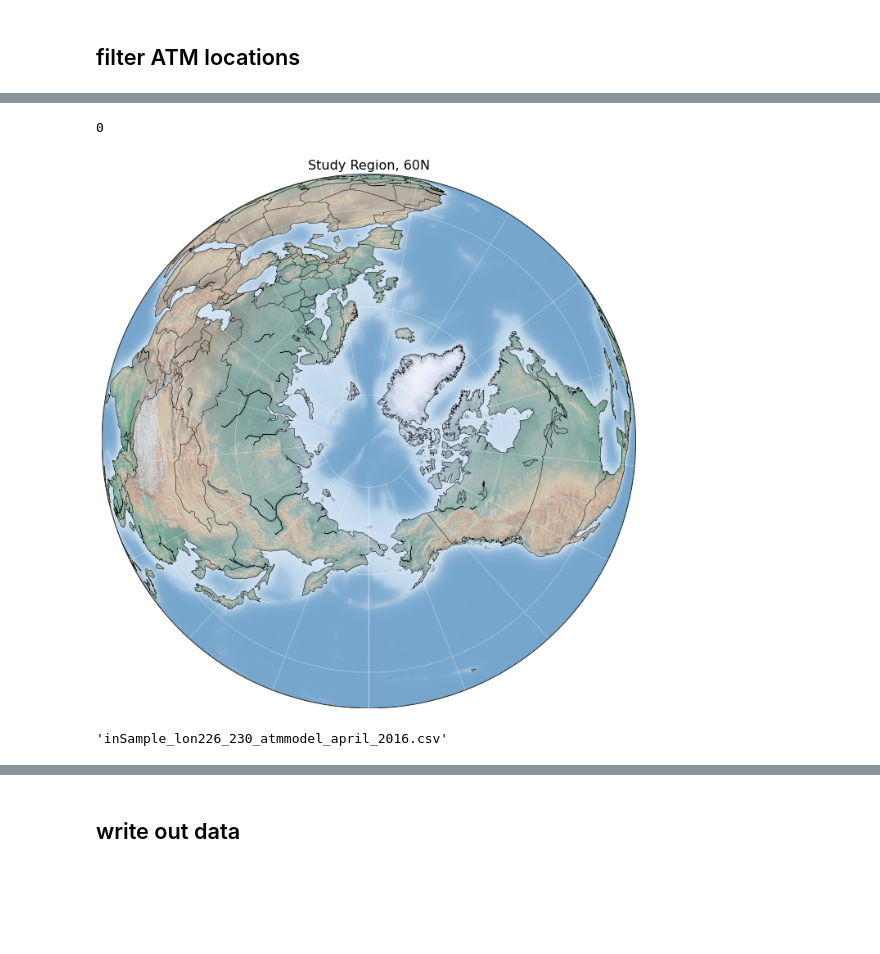
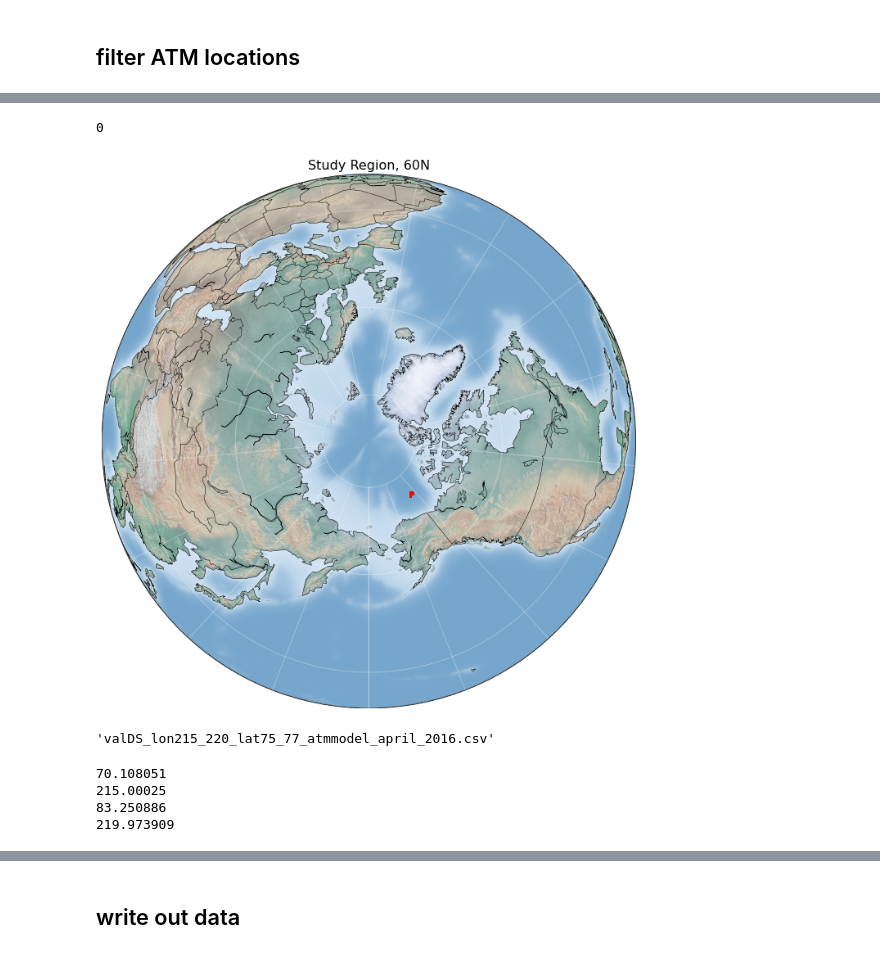
Before and after one commit to misrrepo/MISR-SeaIceRoughness, a Jupyter notebook: post_processing/2_extract_transect_and_plot_from_ATM_locations.ipynb, the cells around one changed output, grey strips where cells are left out. Drawn from its saved outputs; the diff is of its cells as text; code cells hidden in the pictures; blank space fills up the shorter version.

```diff
--- a/post_processing/2_extract_transect_and_plot_from_ATM_locations.ipynb
+++ b/post_processing/2_extract_transect_and_plot_from_ATM_locations.ipynb
@@ -21,8 +21,8 @@ sys.version
 
 trainDS_dir = "/Volumes/SEAGATE/july_2016"
 # trainDS_dir = "/Users/ehsanmos/Documents/RnD/MISR_lab/ML_research/training_dataset"
-# trainDS_csv = "atmmodel_july_2016_1to16.csv"
-trainDS_csv = "atmmodel_july_2016.csv"
+trainDS_csv = "atmmodel_july_2016_1to16.csv"
+# trainDS_csv = "atmmodel_april_2016.csv"
 # %%
 # load input training dataset
 
@@ -379,8 +379,8 @@ ds_3cam['lon'].max()
 # %%
 # extract transect by guessing longitudes
 
-lon_start = 226
-lon_end = 230
+lon_start = 215
+lon_end = 220
 
 transect = ds_3cam.loc[(ds_3cam['lon'] > lon_start) &\
                         (ds_3cam['lon'] < lon_end)]
@@ -442,0 +418,9 @@ nan
+# %%
+# extract a box by guessing lats
+
+lat_start = 75
+lat_end = 77
+
+box = transect.loc[(transect['lat'] > lat_start) &\
+                        (transect['lat'] < lat_end)]
+box.info()
@@ -443,9 +445,11 @@ nan
 # %%
 # run with oython >= 3.8 or install Basemap on Ubuntu
 
 # make_the_map_with_zoom(transect['lon'], transect['lat'], llclat, llclon, urclon, urclat)
-make_the_map(transect['lon'], transect['lat'])
+# make_the_map(transect['lon'], transect['lat'])
+make_the_map(box['lon'], box['lat'])
+
 # make_the_map2(transect['lon'], transect['lat'], llclat, llclon, urclon, urclat)
 # %% [output]
 0
-[figure, old version]
+[figure, new version]
@@ -454,9 +456,38 @@ make_the_map(transect['lon'], transect['lat'])
 # %%
 # label output file
 
-name_tag = 'inSample_'
-date_tag = 'lon'+str(lon_start)+'_'+str(lon_end)+'_'
+name_tag = 'valDS_'
+date_tag = 'lon'+str(lon_start)+'_'+str(lon_end)+'_'+'lat'+str(lat_start)+'_'+str(lat_end)+'_'
 output_filename = name_tag+date_tag+trainDS_csv.split('.')[0]+'.csv'
 output_filename
 # %% [output]
-'inSample_lon226_230_atmmodel_april_2016.csv'
+'valDS_lon215_220_lat75_77_atmmodel_april_2016.csv'
+# %%
+# define a box on map to zoom in to it
+
+# my_coords_xy = [xlon_series[1], ylat_series[1]]
+# print(my_coords)
+
+
+# # # How much to zoom from coordinates (in degrees)
+# # zoom_scale = 1
+
+# # # Setup the bounding box for the zoom and bounds of the map
+# # bbox = [my_coords_xy[0]-zoom_scale, my_coords_xy[0]+zoom_scale,\
+# #         my_coords_xy[1]-zoom_scale, my_coords_xy[1]+zoom_scale]
+
+llclat = transect['lat'].min()
+llclon = transect['lon'].min()
+
+urclon = transect['lon'].max()
+urclat = transect['lat'].max()
+
+print(llclat)
+print(llclon)
+print(urclat)
+print(urclon)
+# %% [output]
+70.108051
+215.00025
+83.250886
+219.973909
```
Also changed, not shown: parts of 16 cells of this notebook, 2 other files.
